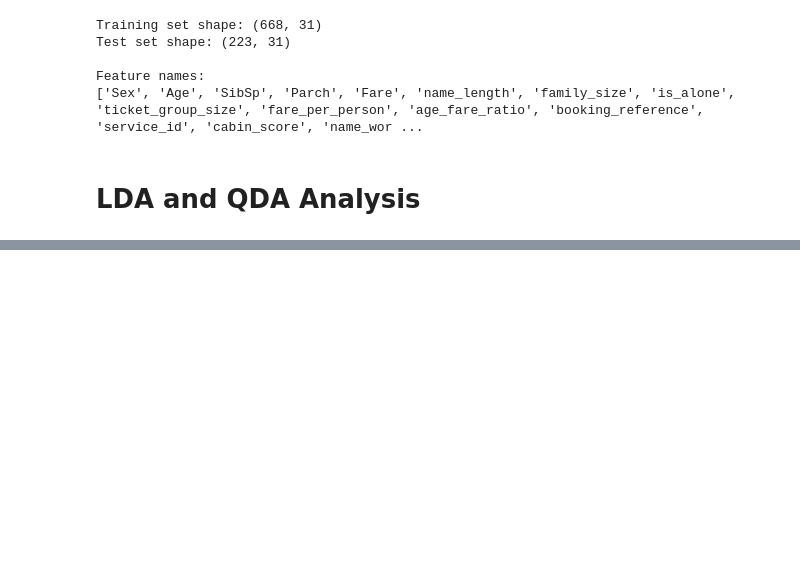
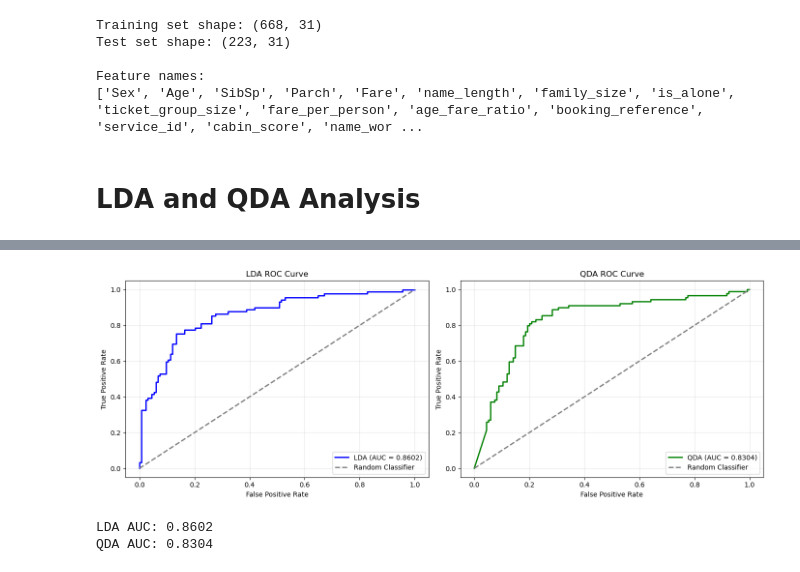
Before and after one commit to AequaIis/572Project, a Jupyter notebook: Preethi_Analysis.ipynb, the cells around one changed output, grey strips where cells are left out. Saved outputs shown, nothing was run; the diff lists cells and outputs as text; code cells hidden in the pictures; blank space fills up the shorter version.

```diff
--- a/Preethi_Analysis.ipynb
+++ b/Preethi_Analysis.ipynb
@@ -181,0 +401,43 @@ Feature names:
+# %%
+# ROC Curve Analysis
+from sklearn.metrics import roc_curve, auc
+
+fig, axes = plt.subplots(1, 2, figsize=(14, 5))
+
+# Get prediction probabilities
+y_proba_lda = lda.predict_proba(X_test_scaled)[:, 1]
+y_proba_qda = qda.predict_proba(X_test_scaled)[:, 1]
+
+# LDA ROC Curve
+fpr_lda, tpr_lda, _ = roc_curve(y_test, y_proba_lda)
+roc_auc_lda = auc(fpr_lda, tpr_lda)
+
+axes[0].plot(fpr_lda, tpr_lda, color='blue', lw=2, label=f'LDA (AUC = {roc_auc_lda:.4f})')
+axes[0].plot([0, 1], [0, 1], color='gray', lw=2, linestyle='--', label='Random Classifier')
+axes[0].set_xlabel('False Positive Rate')
+axes[0].set_ylabel('True Positive Rate')
+axes[0].set_title('LDA ROC Curve')
+axes[0].legend(loc='lower right')
+axes[0].grid(alpha=0.3)
+
+# QDA ROC Curve
+fpr_qda, tpr_qda, _ = roc_curve(y_test, y_proba_qda)
+roc_auc_qda = auc(fpr_qda, tpr_qda)
+
+axes[1].plot(fpr_qda, tpr_qda, color='green', lw=2, label=f'QDA (AUC = {roc_auc_qda:.4f})')
+axes[1].plot([0, 1], [0, 1], color='gray', lw=2, linestyle='--', label='Random Classifier')
+axes[1].set_xlabel('False Positive Rate')
+axes[1].set_ylabel('True Positive Rate')
+axes[1].set_title('QDA ROC Curve')
+axes[1].legend(loc='lower right')
+axes[1].grid(alpha=0.3)
+
+plt.tight_layout()
+plt.show()
+
+print(f"LDA AUC: {roc_auc_lda:.4f}")
+print(f"QDA AUC: {roc_auc_qda:.4f}")
+# %% [output]
+[figure, added]
+LDA AUC: 0.8602
+QDA AUC: 0.8304
```
Also changed, not shown: parts of 12 cells of this notebook, 1 other file.
